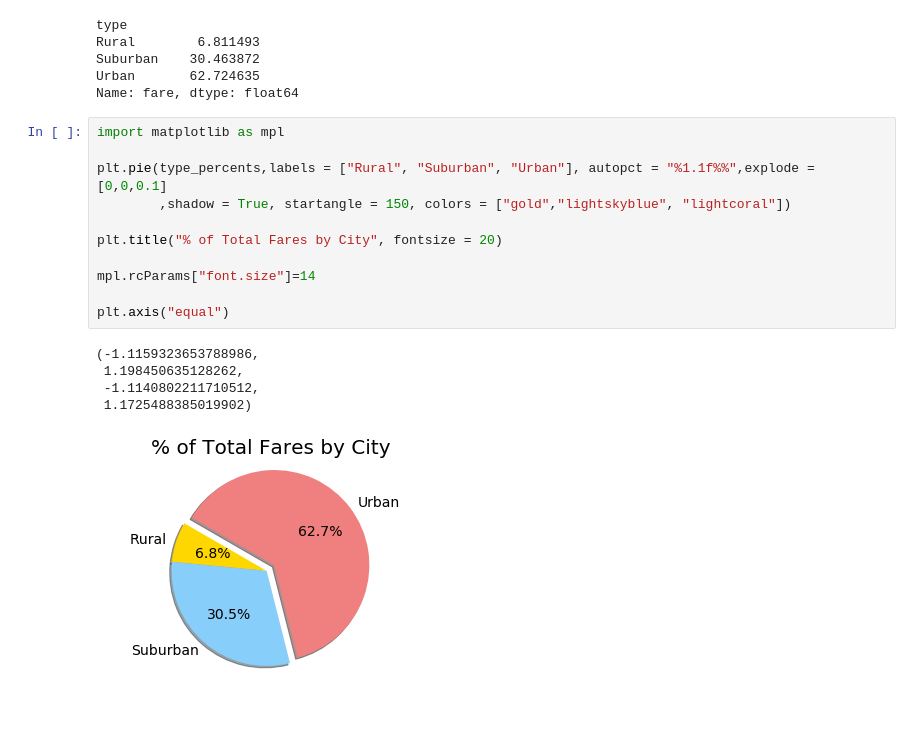
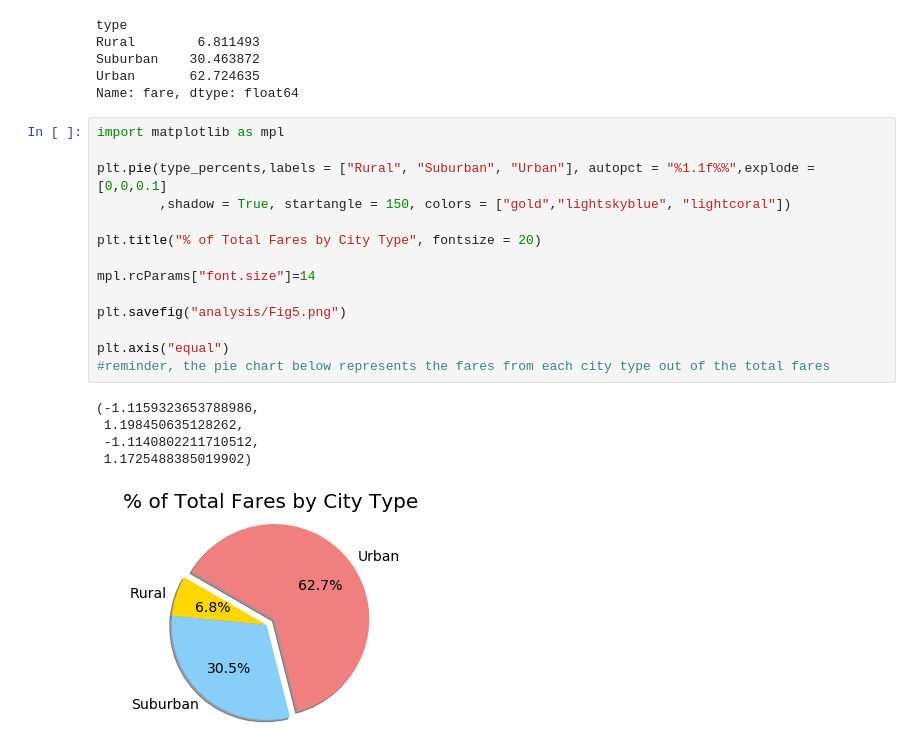
Before and after one commit to willmino/Pyber_Analysis, a Jupyter notebook: Pyber.ipynb, the cells around one changed output. Saved outputs shown, nothing was run; the diff lists cells and outputs as text; blank space fills up the shorter version.

```diff
--- a/Pyber.ipynb
+++ b/Pyber.ipynb
@@ -1032,17 +1032,20 @@ Name: fare, dtype: float64
 # %%
 import matplotlib as mpl
 
 plt.pie(type_percents,labels = ["Rural", "Suburban", "Urban"], autopct = "%1.1f%%",explode = [0,0,0.1]
         ,shadow = True, startangle = 150, colors = ["gold","lightskyblue", "lightcoral"])
 
-plt.title("% of Total Fares by City", fontsize = 20)
+plt.title("% of Total Fares by City Type", fontsize = 20)
 
 mpl.rcParams["font.size"]=14
 
+plt.savefig("analysis/Fig5.png")
+
 plt.axis("equal")
+#reminder, the pie chart below represents the fares from each city type out of the total fares
 # %% [output]
 (-1.1159323653788986,
  1.198450635128262,
  -1.1140802211710512,
  1.1725488385019902)
-[figure, old version]
+[figure, new version]
```
Also changed, not shown: parts of 4 cells of this notebook, 2 other files.
